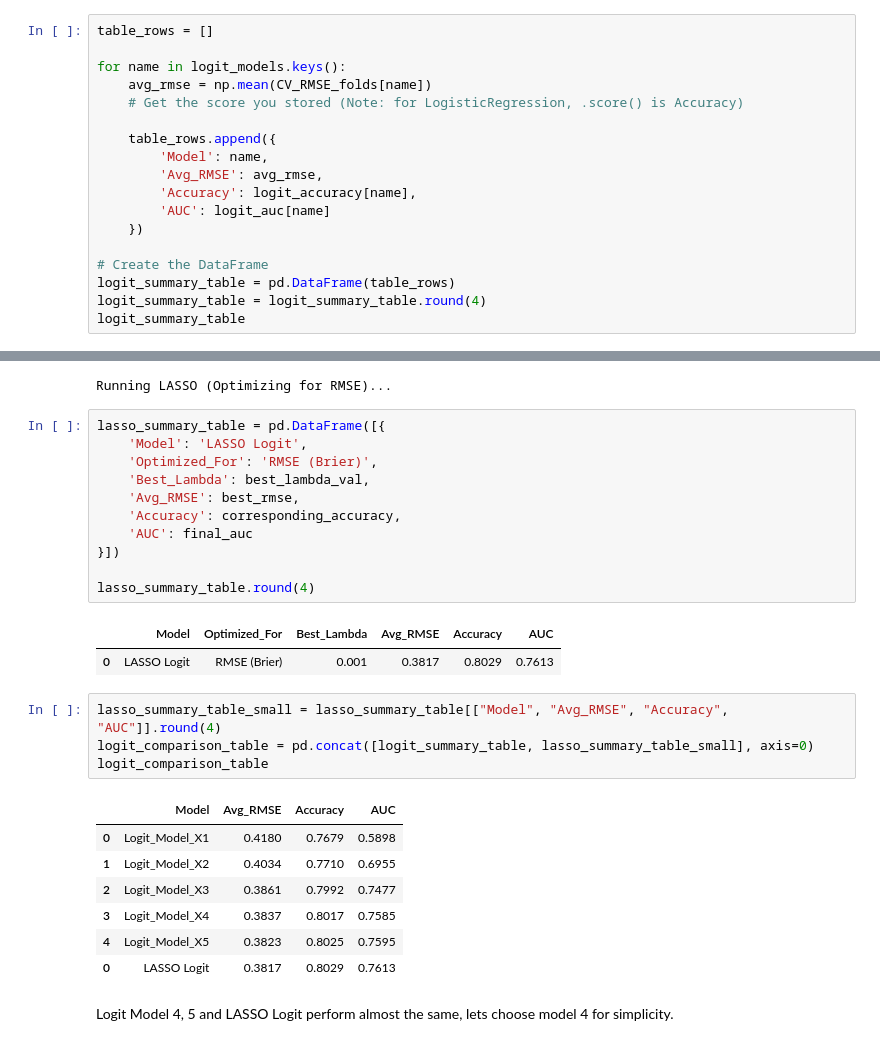
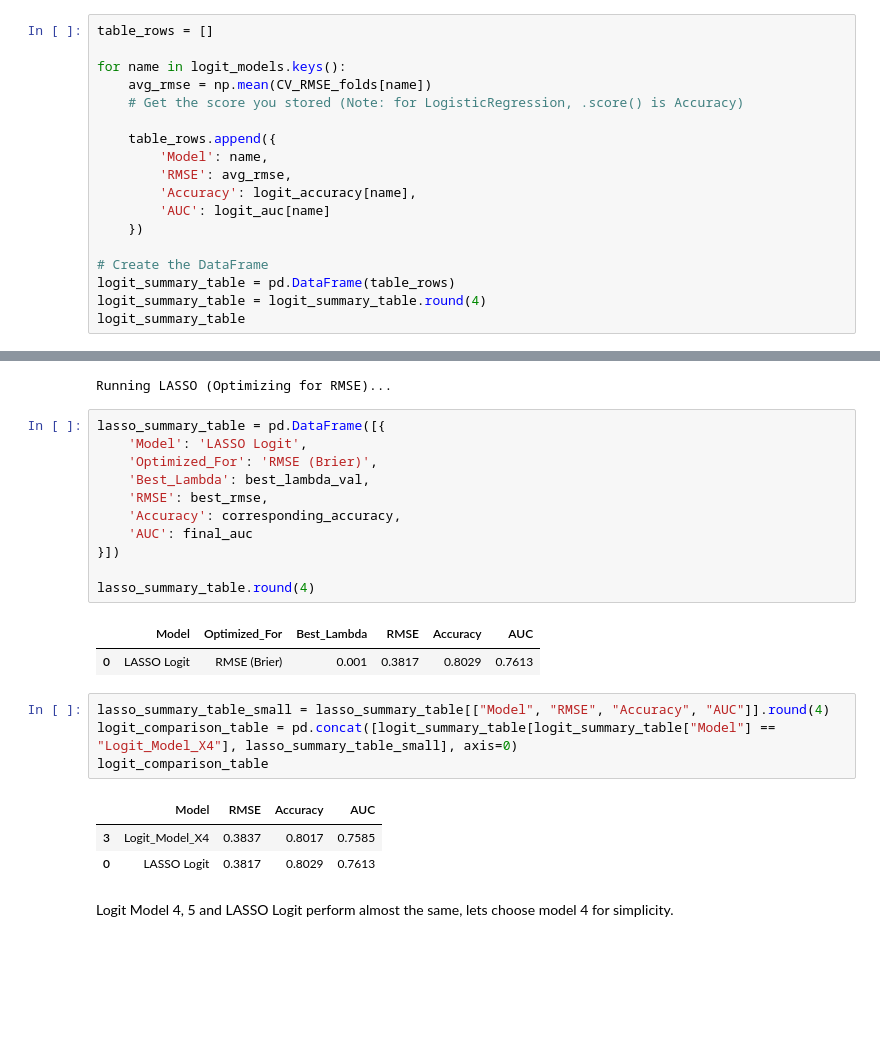
Before and after one commit to 4mbrus/Data-Analysis-3, a Jupyter notebook: Assignment 2/assignment_2.ipynb, the cells around one changed output, grey strips where cells are left out. Cells and saved outputs as stored; diff of their text form; blank space fills up the shorter version.

```diff
--- a/Assignment 2/assignment_2.ipynb
+++ b/Assignment 2/assignment_2.ipynb
@@ -570,7 +570,7 @@ for name in logit_models.keys():
 
     table_rows.append({
         'Model': name,
-        'Avg_RMSE': avg_rmse,
+        'RMSE': avg_rmse,
         'Accuracy': logit_accuracy[name],
         'AUC': logit_auc[name]
     })
@@ -658,26 +658,22 @@ lasso_summary_table = pd.DataFrame([{
     'Model': 'LASSO Logit',
     'Optimized_For': 'RMSE (Brier)',
     'Best_Lambda': best_lambda_val,
-    'Avg_RMSE': best_rmse,
+    'RMSE': best_rmse,
     'Accuracy': corresponding_accuracy,
     'AUC': final_auc
 }])
 
 lasso_summary_table.round(4)
 # %% [output]
-|  | Model | Optimized_For | Best_Lambda | Avg_RMSE | Accuracy | AUC |
+|  | Model | Optimized_For | Best_Lambda | RMSE | Accuracy | AUC |
 | 0 | LASSO Logit | RMSE (Brier) | 0.001 | 0.3817 | 0.8029 | 0.7613 |
 # %%
-lasso_summary_table_small = lasso_summary_table[["Model", "Avg_RMSE", "Accuracy", "AUC"]].round(4)
-logit_comparison_table = pd.concat([logit_summary_table, lasso_summary_table_small], axis=0)
+lasso_summary_table_small = lasso_summary_table[["Model", "RMSE", "Accuracy", "AUC"]].round(4)
+logit_comparison_table = pd.concat([logit_summary_table[logit_summary_table["Model"] == "Logit_Model_X4"], lasso_summary_table_small], axis=0)
 logit_comparison_table
 # %% [output]
-|  | Model | Avg_RMSE | Accuracy | AUC |
-| 0 | Logit_Model_X1 | 0.4180 | 0.7679 | 0.5898 |
-| 1 | Logit_Model_X2 | 0.4034 | 0.7710 | 0.6955 |
-| 2 | Logit_Model_X3 | 0.3861 | 0.7992 | 0.7477 |
+|  | Model | RMSE | Accuracy | AUC |
 | 3 | Logit_Model_X4 | 0.3837 | 0.8017 | 0.7585 |
-| 4 | Logit_Model_X5 | 0.3823 | 0.8025 | 0.7595 |
 | 0 | LASSO Logit | 0.3817 | 0.8029 | 0.7613 |
 # %% [markdown]
 Logit Model 4, 5 and LASSO Logit perform almost the same, lets choose model 4 for simplicity.
```
Also changed, not shown: parts of 8 cells of this notebook.
